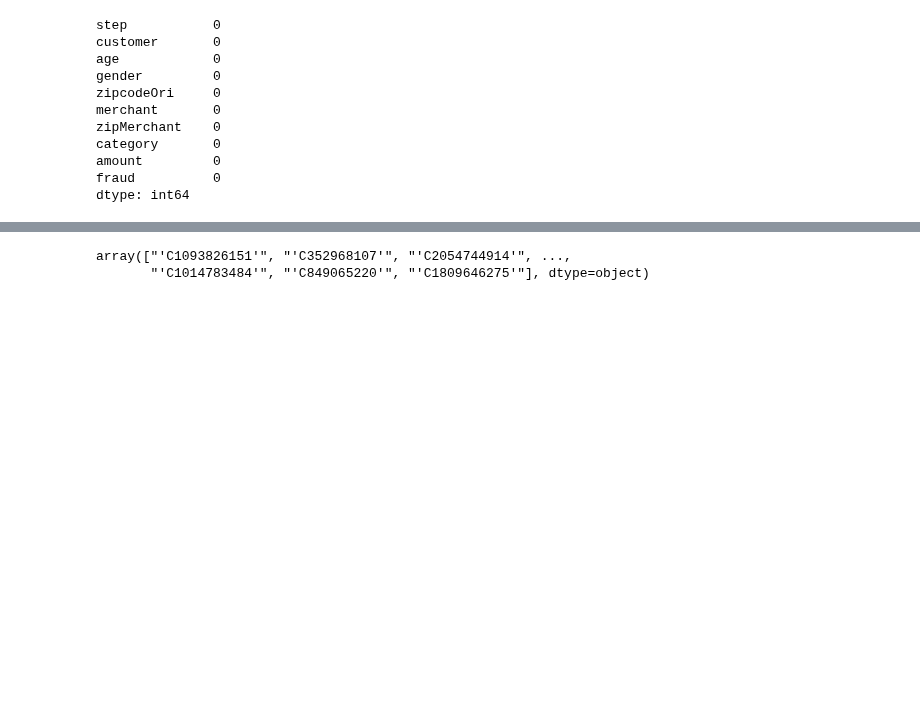
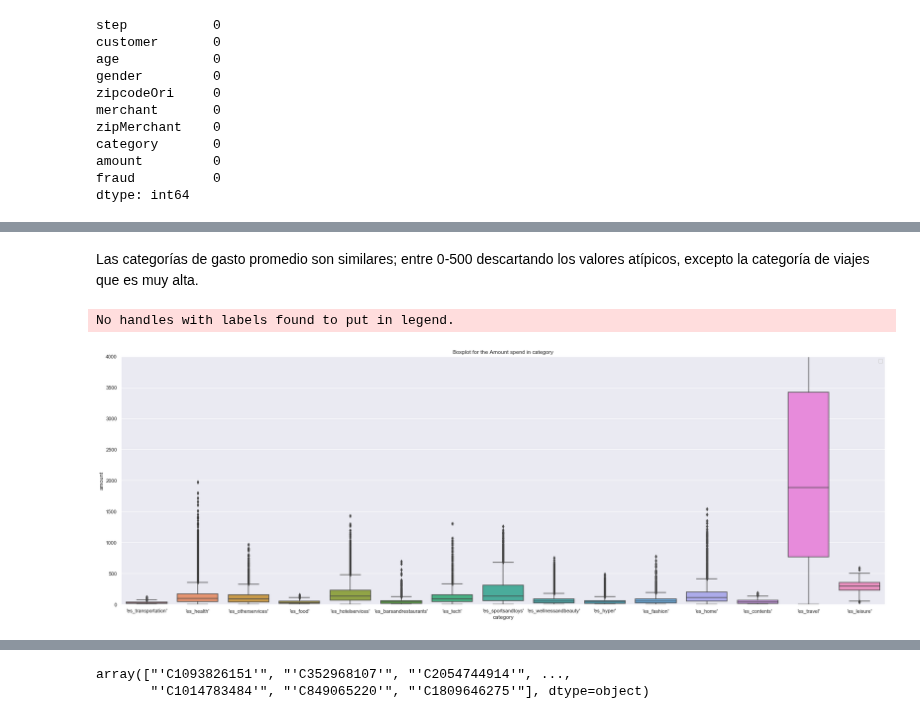
Before and after one commit to alseveso/AcamicaDS, a Jupyter notebook: Proyecto 4/Proyecto 04.ipynb, the cells around one changed output, grey strips where cells are left out. Cells and saved outputs as stored; diff of their text form; code cells hidden in the pictures; blank space fills up the shorter version.

```diff
--- a/Proyecto 4/Proyecto 04.ipynb
+++ b/Proyecto 4/Proyecto 04.ipynb
@@ -52,0 +202,13 @@ banksim[['step','age','amount']].describe().round()
+# %% [markdown]
+Las categorías de gasto promedio son similares; entre 0-500 descartando los valores atípicos, excepto la categoría de viajes que es muy alta.
+# %%
+# Plot histograms of the amounts in fraud and non-fraud data
+plt.figure(figsize=(30,10))
+sns.boxplot(x=banksim.category,y=banksim.amount)
+plt.title("Boxplot for the Amount spend in category")
+plt.ylim(0,4000)
+plt.legend()
+plt.show()
+# %% [output]
+No handles with labels found to put in legend.
+[figure, added]
```
Also changed, not shown: parts of 52 cells of this notebook, 1 other file.
